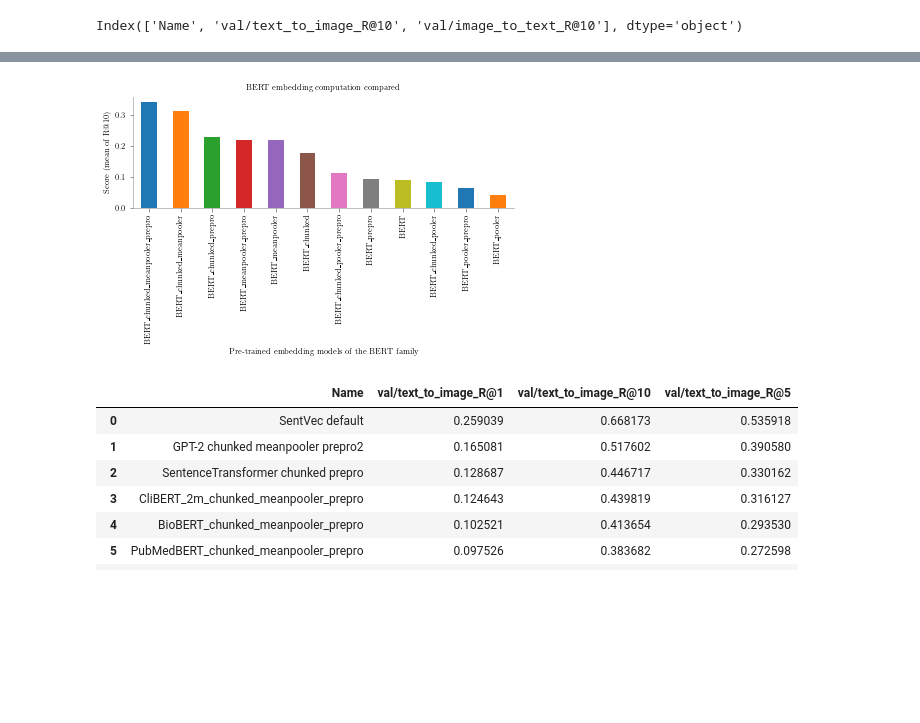
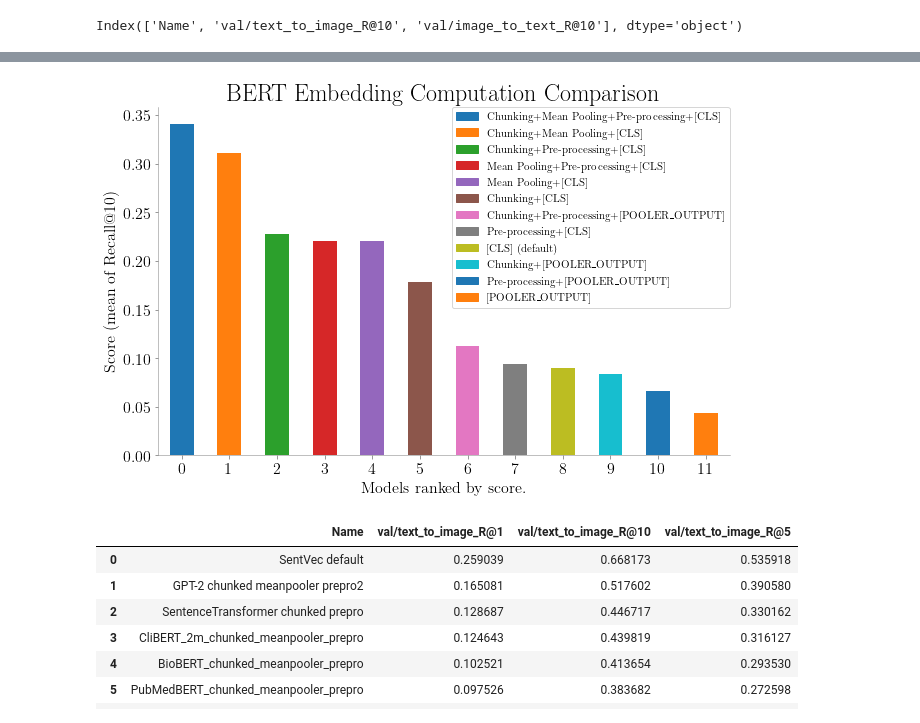
Before and after one commit to jplasser/CNEP, a Jupyter notebook: src/notebooks/makeplots.ipynb, the cells around one changed output, grey strips where cells are left out. Saved outputs shown, nothing was run; the diff lists cells and outputs as text; code cells hidden in the pictures; blank space fills up the shorter version.

```diff
--- a/src/notebooks/makeplots.ipynb
+++ b/src/notebooks/makeplots.ipynb
@@ -30,3 +32,5 @@ df.columns
 Index(['Name', 'val/text_to_image_R@10', 'val/image_to_text_R@10'], dtype='object')
 # %%
 df['metric'] = (df['val/image_to_text_R@10'] + df['val/text_to_image_R@10'])/2
+# %%
+df.drop(columns=['val/image_to_text_R@10', 'val/text_to_image_R@10'], inplace=True)
@@ -32,0 +77,2 @@ df['metric'] = (df['val/image_to_text_R@10'] + df['val/text_to_image_R@10'])/2
+# %%
+df['Name'] = df['Name'].apply(rewrite_labels)
@@ -33,17 +95,40 @@ df['metric'] = (df['val/image_to_text_R@10'] + df['val/text_to_image_R@10'])/2
 # %%
-latexify()
-ax = df.plot(kind='bar', y='metric', title='Embeddings compared', figsize=(6,4),
-        color=['C0', 'C1', 'C2', 'C3', 'C4', 'C5', 'C6', 'C7', 'C8', 'C9', 'C10', 'C11'])
-plt.xticks(np.arange(len(df.Name)), list(df.Name), rotation=90);
-ax.get_legend().remove()
-ax.set_xlabel("Pre-trained embedding models of the BERT family")
-ax.set_ylabel("Score (mean of R@10)")
-ax.set_title("BERT embedding computation compared")
+latexify(fig_width=9, fig_height=6, font_size=10, label_size=16, title_size=24, legend_size=11)
+
+# plt styling parameters
+# plt.style.use('seaborn')
+# plt.rcParams['figure.figsize'] = (6.0, 4.0)
+# plt.rcParams["patch.force_edgecolor"] = True
+
+colors=['C0', 'C1', 'C2', 'C3', 'C4', 'C5', 'C6', 'C7', 'C8', 'C9', 'C10', 'C11']
+# chose a color map with enough colors for the number of bars
+# colors = [plt.cm.tab20c(np.arange(len(df)))]
+
+# ax = df.plot(kind='bar', y='metric', title='Embeddings compared', figsize=(9,6), color=colors)
+ax = df.plot(kind='bar', y='metric', title='Embeddings compared', color=colors)
+
+#x = df.plot.bar(color=colors)
+# plt.xticks(np.arange(len(df.Name)), list(df.Name), rotation=90)
+plt.xticks(rotation=0)
+#ax.get_legend().remove()
+x_legend = '\n'.join(f'{n} - {Name}' for n,Name in zip(df.index,df['Name']))
+#t = ax.text(.7,.2,x_legend,transform=ax.figure.transFigure)
+# add the legend
+# create the rectangles for the legend
+# create color map with colors and df.names
+cmap = dict(zip(df.Name, colors))
+patches = [Patch(color=v, label=k) for k, v in cmap.items()]
+#plt.legend(handles=patches, bbox_to_anchor=(0.6, 0.8), loc='center left', borderaxespad=0)
+plt.legend(handles=patches, loc='upper right', borderaxespad=0)
+#fig.subplots_adjust(right=.65)
+ax.set_xlabel("Models ranked by score.")
+ax.set_ylabel("Score (mean of Recall@10)")
+ax.set_title("BERT Embedding Computation Comparison")
 plt.tight_layout()
 format_axes(ax)
 plt.savefig("emb_models_compared.pdf")
 # %% [output]
-[figure, old version]
+[figure, new version]
 # %%
 df = pd.read_csv('wandb_export_2022-03-21T11_58_34.256+01_00.csv', usecols=['Name', 'val/text_to_image_R@1', 'val/text_to_image_R@5', 'val/text_to_image_R@10'])
 df
```
Also changed, not shown: parts of 9 cells of this notebook, 5 other files.
